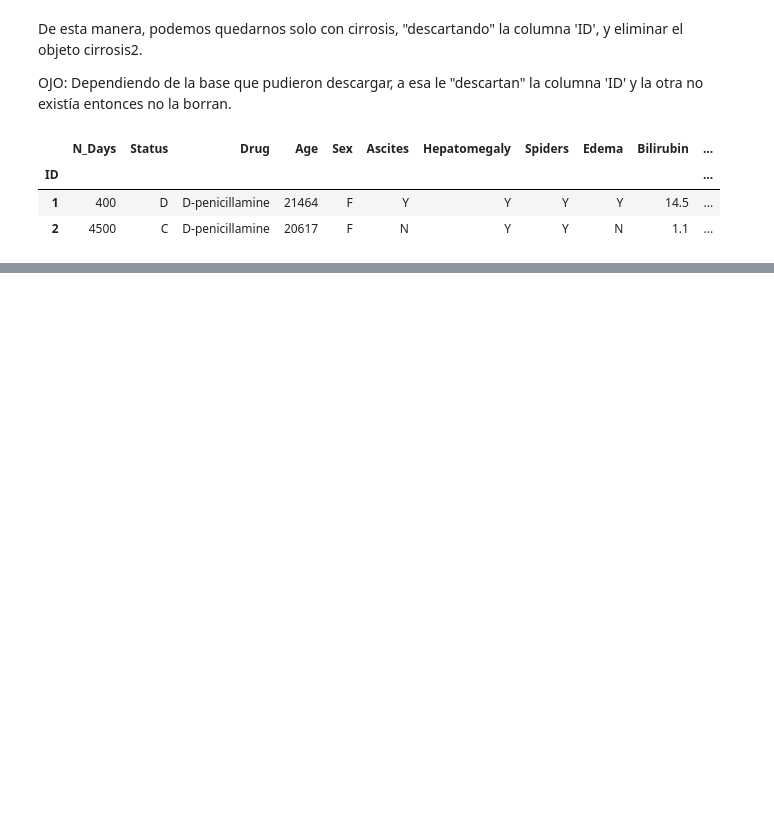
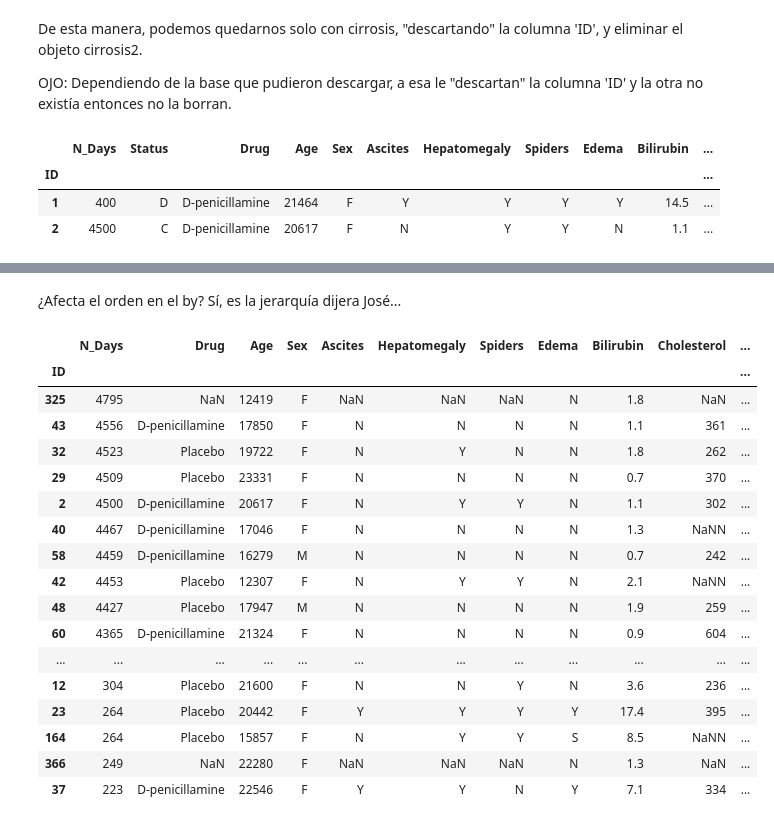
Before and after one commit to chaffrey8/DMEMCDM1, a Jupyter notebook: python/cirrosis.ipynb, the cells around one changed output, grey strips where cells are left out. Saved outputs shown, nothing was run; the diff lists cells and outputs as text; code cells hidden in the pictures; blank space fills up the shorter version.

```diff
--- a/python/cirrosis.ipynb
+++ b/python/cirrosis.ipynb
@@ -200,0 +516,24 @@ cirrhosis_patient_survival_prediction.data.original.shape
+# %% [markdown]
+¿Afecta el orden en el by? Sí, es la jerarquía dijera José...
+# %%
+cirrosis_orden_dias_decreciente_etapa_creciente = cirrosis.sort_values(by=['N_Days', 'Stage'], ascending=[False, True])
+cirrosis_orden_dias_decreciente_etapa_creciente
+# %% [output]
+|  | N_Days | Drug | Age | Sex | Ascites | Hepatomegaly | Spiders | Edema | Bilirubin | Cholesterol | ... |
+| ID |  |  |  |  |  |  |  |  |  |  | ... |
+| 325 | 4795 | NaN | 12419 | F | NaN | NaN | NaN | N | 1.8 | NaN | ... |
+| 43 | 4556 | D-penicillamine | 17850 | F | N | N | N | N | 1.1 | 361 | ... |
+| 32 | 4523 | Placebo | 19722 | F | N | Y | N | N | 1.8 | 262 | ... |
+| 29 | 4509 | Placebo | 23331 | F | N | N | N | N | 0.7 | 370 | ... |
+| 2 | 4500 | D-penicillamine | 20617 | F | N | Y | Y | N | 1.1 | 302 | ... |
+| 40 | 4467 | D-penicillamine | 17046 | F | N | N | N | N | 1.3 | NaNN | ... |
+| 58 | 4459 | D-penicillamine | 16279 | M | N | N | N | N | 0.7 | 242 | ... |
+| 42 | 4453 | Placebo | 12307 | F | N | Y | Y | N | 2.1 | NaNN | ... |
+| 48 | 4427 | Placebo | 17947 | M | N | N | N | N | 1.9 | 259 | ... |
+| 60 | 4365 | D-penicillamine | 21324 | F | N | N | N | N | 0.9 | 604 | ... |
+| ... | ... | ... | ... | ... | ... | ... | ... | ... | ... | ... | ... |
+| 12 | 304 | Placebo | 21600 | F | N | N | Y | N | 3.6 | 236 | ... |
+| 23 | 264 | Placebo | 20442 | F | Y | Y | Y | Y | 17.4 | 395 | ... |
+| 164 | 264 | Placebo | 15857 | F | N | Y | Y | S | 8.5 | NaNN | ... |
+| 366 | 249 | NaN | 22280 | F | NaN | NaN | NaN | N | 1.3 | NaN | ... |
+| 37 | 223 | D-penicillamine | 22546 | F | Y | Y | N | Y | 7.1 | 334 | ... |
```
Also changed, not shown: parts of 73 cells of this notebook.
